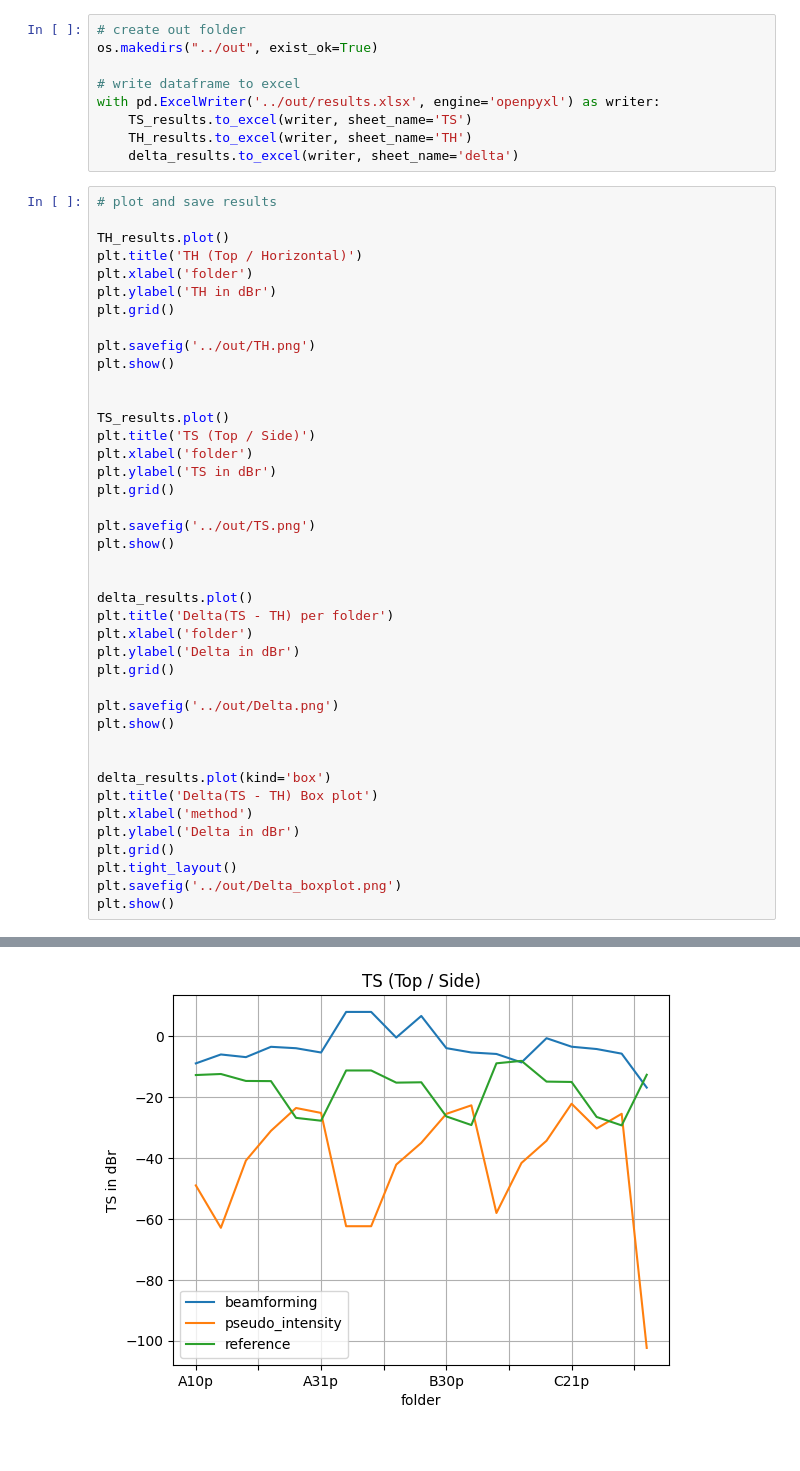
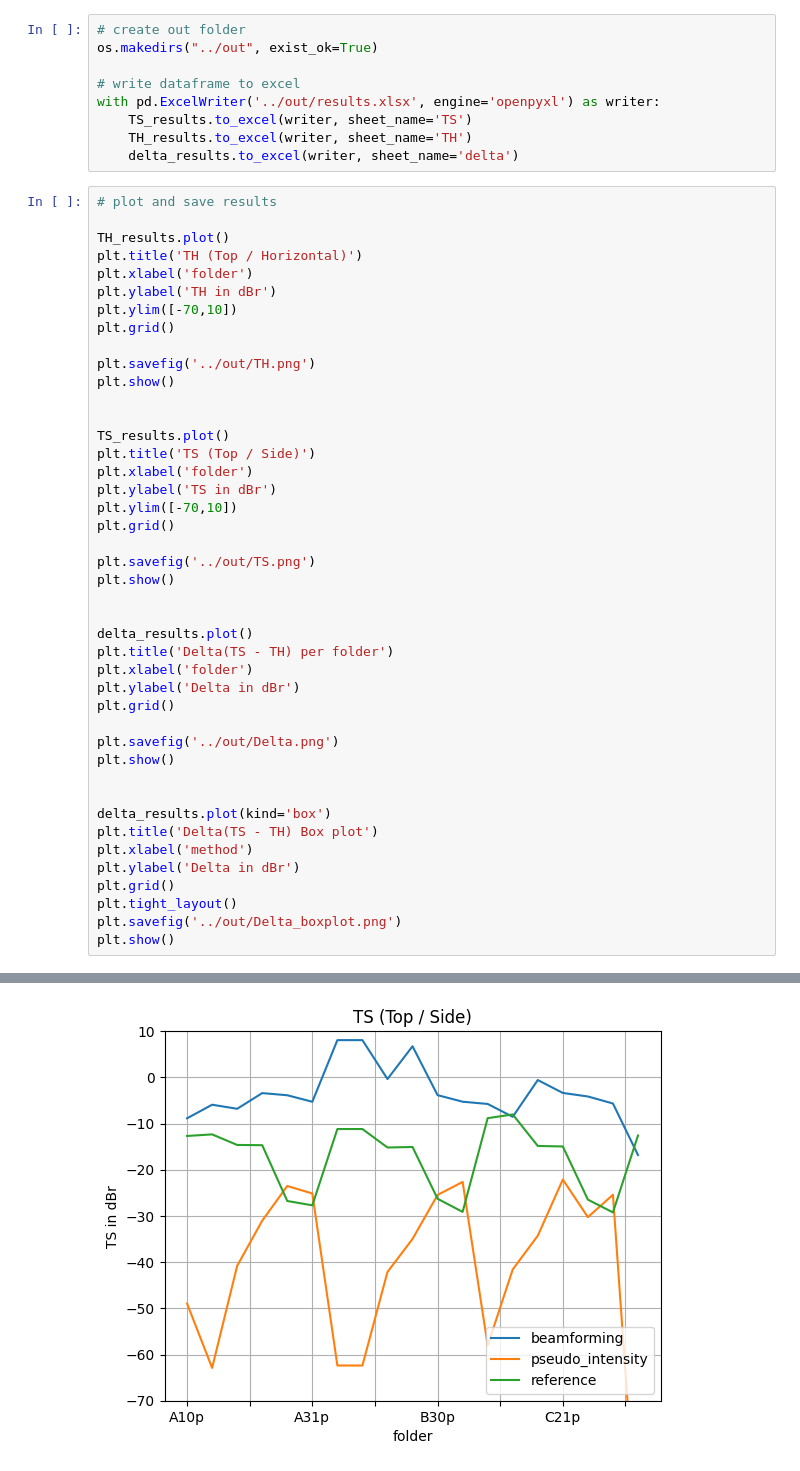
Before and after one commit to Floloffel/VAR-Project, a Jupyter notebook: Code/method_comparison.ipynb, the cells around one changed output, grey strips where cells are left out. Saved outputs shown, nothing was run; the diff lists cells and outputs as text.

Commit message:
ylim fixed

```diff
--- a/Code/method_comparison.ipynb
+++ b/Code/method_comparison.ipynb
@@ -100,6 +100,7 @@ TH_results.plot()
 plt.title('TH (Top / Horizontal)')
 plt.xlabel('folder')
 plt.ylabel('TH in dBr')
+plt.ylim([-70,10])
 plt.grid()
 
 plt.savefig('../out/TH.png')
@@ -110,6 +111,7 @@ TS_results.plot()
 plt.title('TS (Top / Side)')
 plt.xlabel('folder')
 plt.ylabel('TS in dBr')
+plt.ylim([-70,10])
 plt.grid()
 
 plt.savefig('../out/TS.png')
@@ -139,3 +141,3 @@ plt.show()
-[figure, old version]
+[figure, new version]
 [figure]
 [figure]
```
Also changed, not shown: parts of 1 cell of this notebook.
